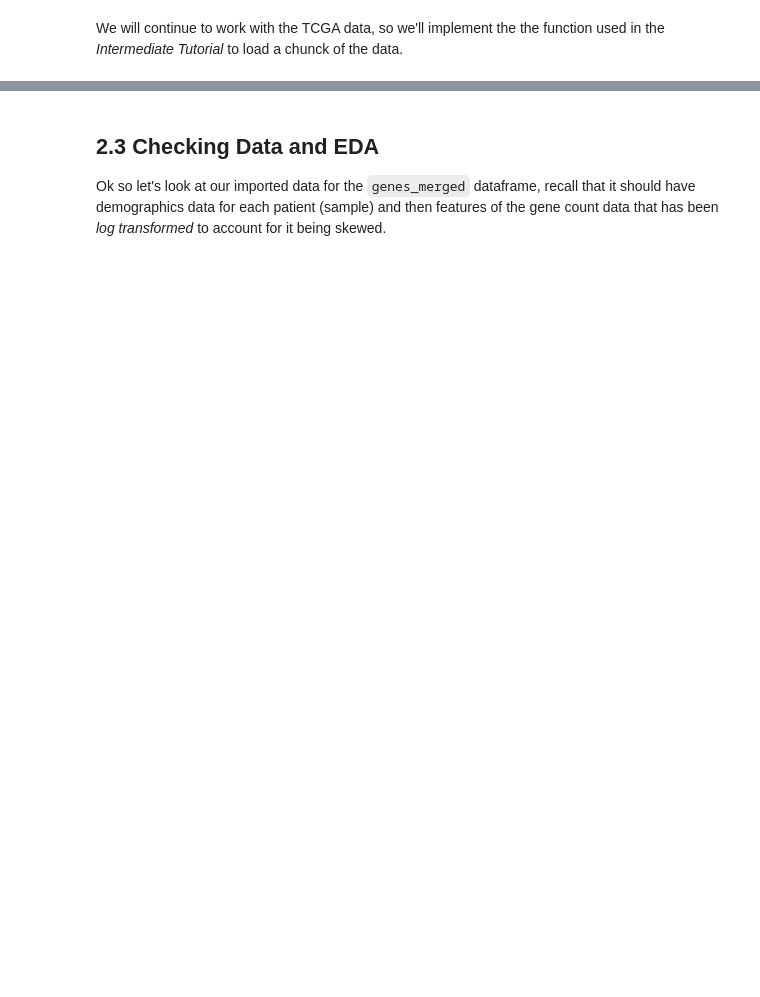
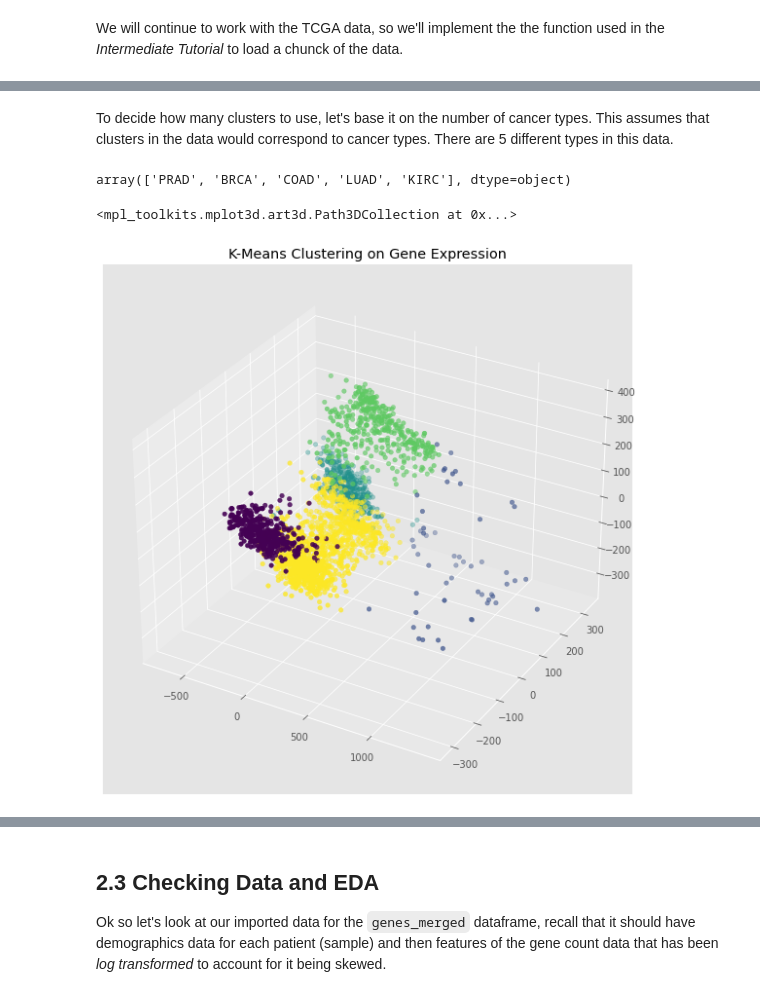
Before and after one commit to fredhutchio/ml-pancancer-example, a Jupyter notebook: Notebook 3 - Advanced.ipynb, the cells around one changed output, grey strips where cells are left out. Cells and saved outputs as stored; diff of their text form; code cells hidden in the pictures; blank space fills up the shorter version.

Commit message:
Added entirety of clustering tutorial

```diff
--- a/Notebook 3 - Advanced.ipynb
+++ b/Notebook 3 - Advanced.ipynb
@@ -162,0 +350,25 @@ genes_merged, big_split, small_split = create_genes_subset(split_size=.7)
+# %% [markdown]
+To decide how many clusters to use, let's base it on the number of cancer types. This assumes that clusters in the data would correspond to cancer types. There are 5 different types in this data.
+# %%
+genes_merged['cancer_type'].unique()
+# %% [output]
+array(['PRAD', 'BRCA', 'COAD', 'LUAD', 'KIRC'], dtype=object)
+# %%
+gene_expressions = genes_merged.iloc[:,14:55117]
+# %%
+# Call scikitlearn k-means clustering for 5 clusters
+kmeans = cluster.KMeans(n_clusters=5).fit(gene_expressions)
+# %%
+# Use PCA to reduce features for visualization
+pca_genes = decomp.PCA(n_components=3).fit_transform(gene_expressions)
+# %%
+# Use Matplotlib to visualize in 3D
+fig = plt.figure()
+fig.set_figheight(10)
+fig.set_figwidth(10)
+ax = fig.add_subplot(111, projection='3d')
+ax.set_title("K-Means Clustering on Gene Expression")
+ax.scatter(pca_genes[:,0], pca_genes[:,1], pca_genes[:,2], c=kmeans.labels_)
+# %% [output]
+<mpl_toolkits.mplot3d.art3d.Path3DCollection at 0x...>
+[figure, added]
```
Also changed, not shown: parts of 18 cells of this notebook, 1 other file.
